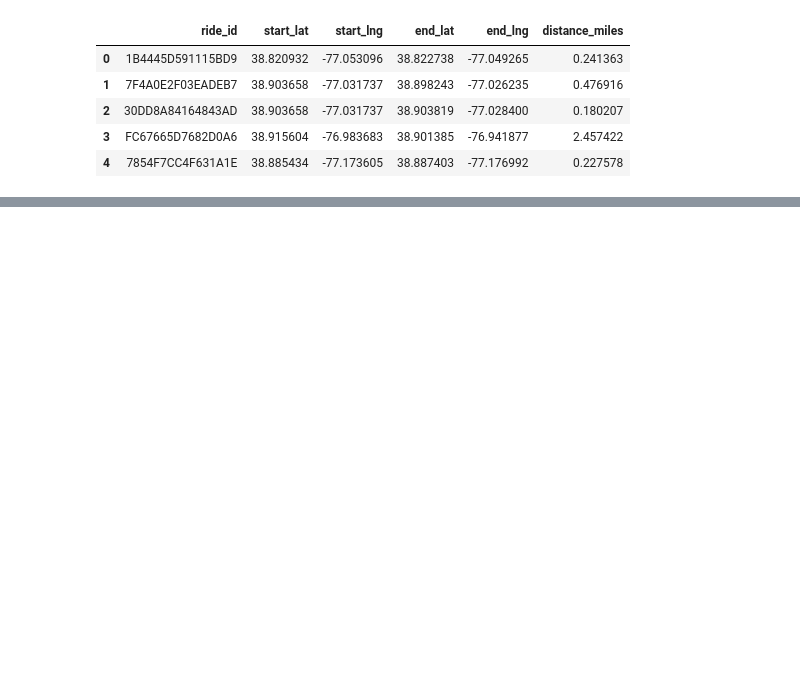
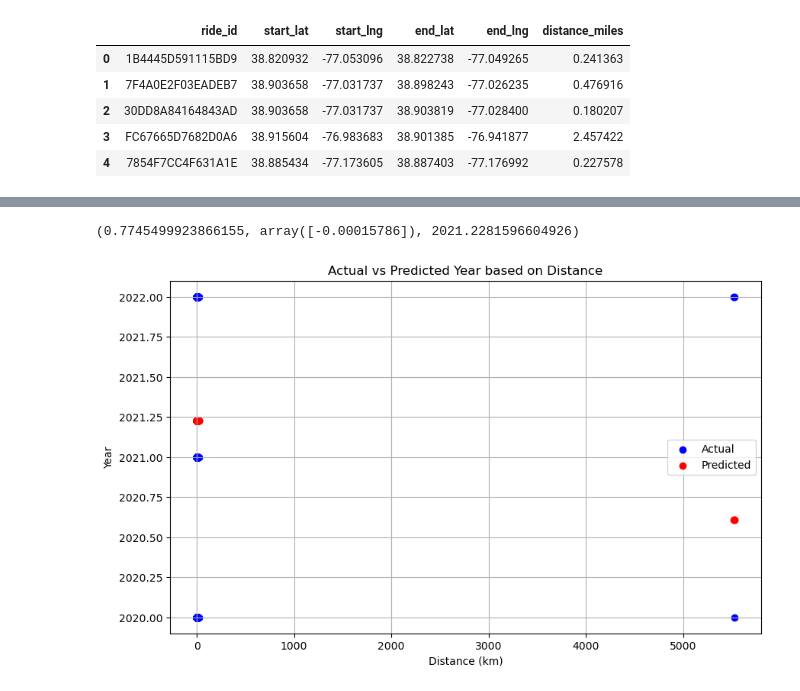
Before and after one commit to jackyzhang1008/DSAN-5100_Final_Project, a Jupyter notebook: Code/regression.ipynb, the cells around one changed output, grey strips where cells are left out. Cells and saved outputs as stored; diff of their text form; code cells hidden in the pictures; blank space fills up the shorter version.

```diff
--- a/Code/regression.ipynb
+++ b/Code/regression.ipynb
@@ -12,7 +18,10 @@ def connectcsv(files_path):
         df = df[selected_columns]
         df = df.dropna()
         df['start_lat'] = df['start_lat'].astype('float64')
-
+        df['start_lng'] = df['start_lng'].astype('float64')
+        df['end_lat'] = df['end_lat'].astype('float64')
+        df['end_lng'] = df['end_lng'].astype('float64')
+        #df = df.sample(n=1000)
         dfs.append(df)
     return pd.concat(dfs, ignore_index=True)
 # %%
@@ -43,3 +62,9 @@ data_2022.head()
 | 2 | 30DD8A84164843AD | 38.903658 | -77.031737 | 38.903819 | -77.028400 | 0.180207 |
 | 3 | FC67665D7682D0A6 | 38.915604 | -76.983683 | 38.901385 | -76.941877 | 2.457422 |
 | 4 | 7854F7CC4F631A1E | 38.885434 | -77.173605 | 38.887403 | -77.176992 | 0.227578 |
+# %%
+data_2020['Year'] = 2020
+data_2021['Year'] = 2021
+data_2022['Year'] = 2022
+combined_df = pd.concat([data_2020, data_2021, data_2022], ignore_index=True)
+combined_df.head()
@@ -45,0 +78,33 @@ data_2022.head()
+# %%
+X = combined_df[['distance_miles']]  # Input feature
+y = combined_df['Year']  # Target variable
+
+# Splitting the data into training and testing sets
+X_train, X_test, y_train, y_test = train_test_split(X, y)
+
+# Creating and training the linear regression model
+regressor = LinearRegression()
+regressor.fit(X_train, y_train)
+
+# Making predictions on the test set
+y_pred = regressor.predict(X_test)
+
+# Evaluating the model
+mse = mean_squared_error(y_test, y_pred)
+rmse = np.sqrt(mse)
+
+rmse, regressor.coef_, regressor.intercept_
+# %% [output]
+(0.7745499923866155, array([-0.00015786]), 2021.2281596604926)
+# %%
+plt.figure(figsize=(10, 6))
+plt.scatter(X_test, y_test, color='blue', label='Actual')
+plt.scatter(X_test, y_pred, color='red', label='Predicted')
+plt.title('Actual vs Predicted Year based on Distance')
+plt.xlabel('Distance (km)')
+plt.ylabel('Year')
+plt.legend()
+plt.grid(True)
+plt.show()
+# %% [output]
+[figure, added]
```
Also changed, not shown: parts of 5 cells of this notebook, 3 other files.
